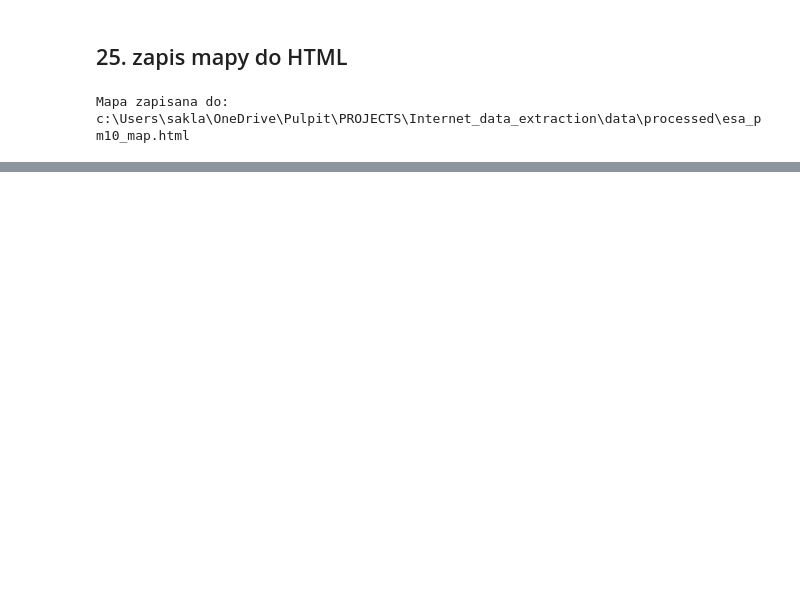
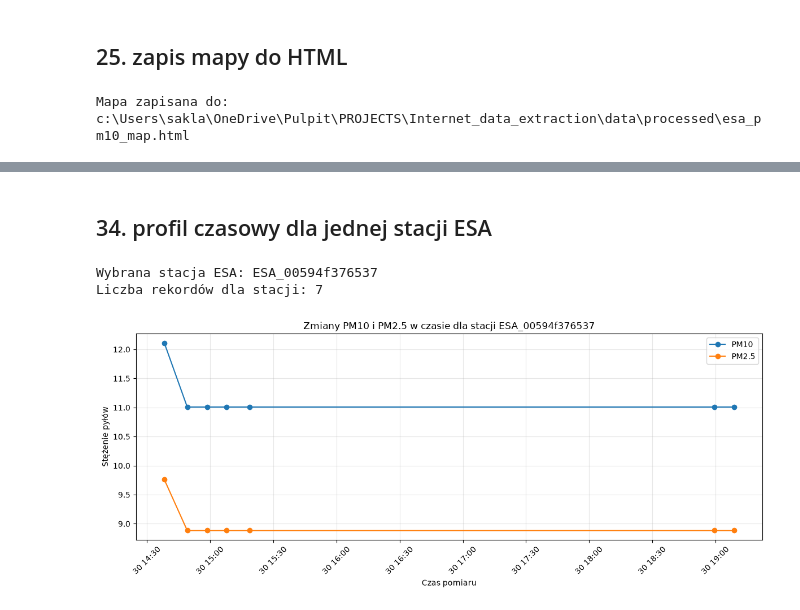
Before and after one commit to saklaskidominik/Internet_data_extraction, a Jupyter notebook: notebooks/01_environmental_snapshot_eda.ipynb, the cells around one changed output, grey strips where cells are left out. Saved outputs shown, nothing was run; the diff lists cells and outputs as text; code cells hidden in the pictures; blank space fills up the shorter version.

```diff
--- a/notebooks/01_environmental_snapshot_eda.ipynb
+++ b/notebooks/01_environmental_snapshot_eda.ipynb
@@ -589,0 +874,48 @@ Mapa zapisana do: c:\Users\sakla\OneDrive\Pulpit\PROJECTS\Internet_data_extracti
+# %% [markdown]
+## 34. profil czasowy dla jednej stacji ESA
+# %%
+top_station = (
+    df_time
+    .dropna(subset=["esa_station_id"])
+    ["esa_station_id"]
+    .value_counts()
+    .index[0]
+)
+
+station_df = (
+    df_time[df_time["esa_station_id"] == top_station]
+    .sort_values("measured_at")
+    .copy()
+)
+
+print("Wybrana stacja ESA:", top_station)
+print("Liczba rekordów dla stacji:", len(station_df))
+
+plt.figure(figsize=(12, 5))
+
+plt.plot(
+    station_df["measured_at"],
+    station_df["pm10"],
+    marker="o",
+    label="PM10",
+)
+
+plt.plot(
+    station_df["measured_at"],
+    station_df["pm25"],
+    marker="o",
+    label="PM2.5",
+)
+
+plt.title(f"Zmiany PM10 i PM2.5 w czasie dla stacji {top_station}")
+plt.xlabel("Czas pomiaru")
+plt.ylabel("Stężenie pyłów")
+plt.xticks(rotation=45)
+plt.grid(True, alpha=0.3)
+plt.legend()
+plt.tight_layout()
+plt.show()
+# %% [output]
+Wybrana stacja ESA: ESA_00594f376537
+Liczba rekordów dla stacji: 7
+[figure, added]
```
Also changed, not shown: parts of 16 cells of this notebook.
